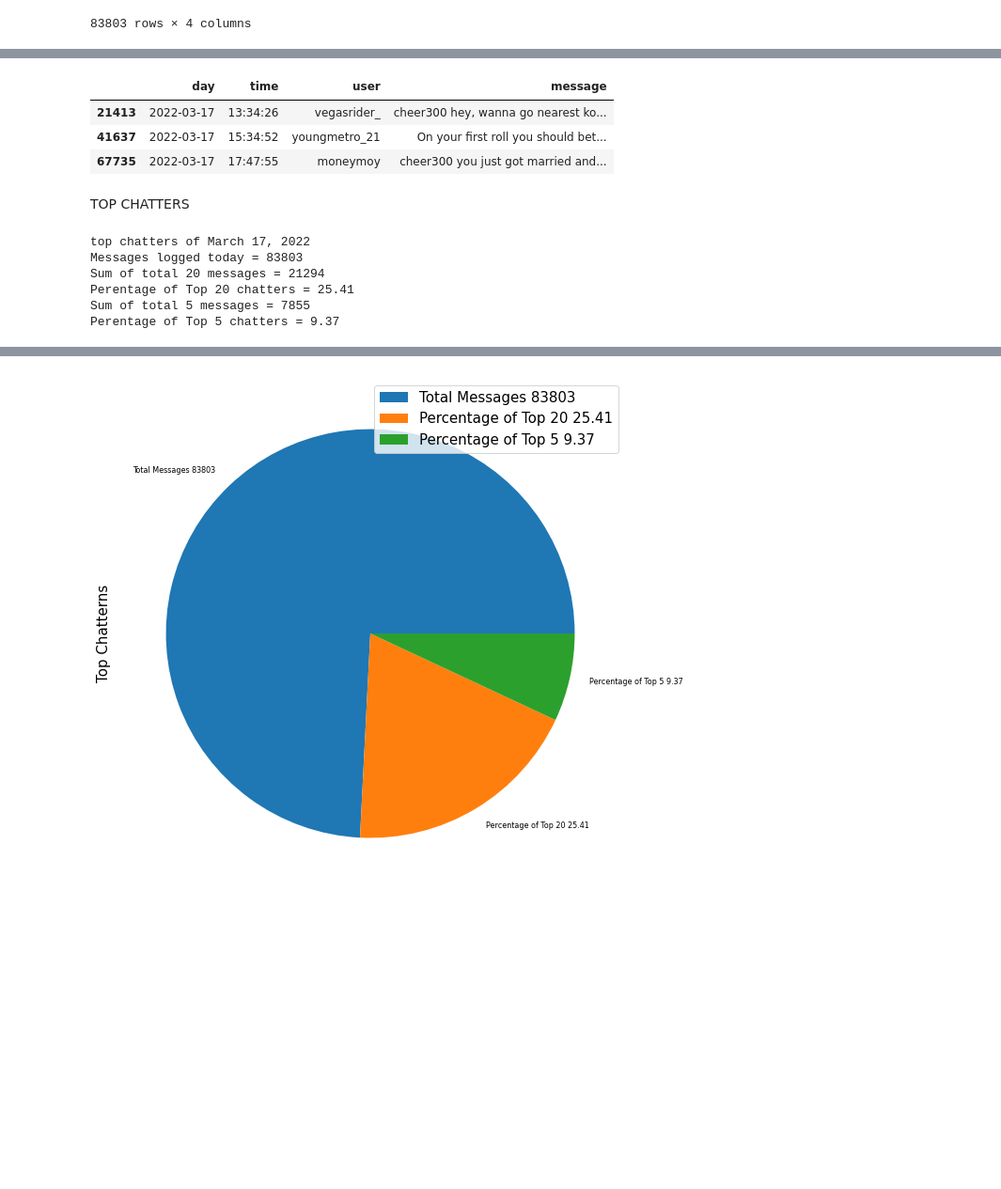
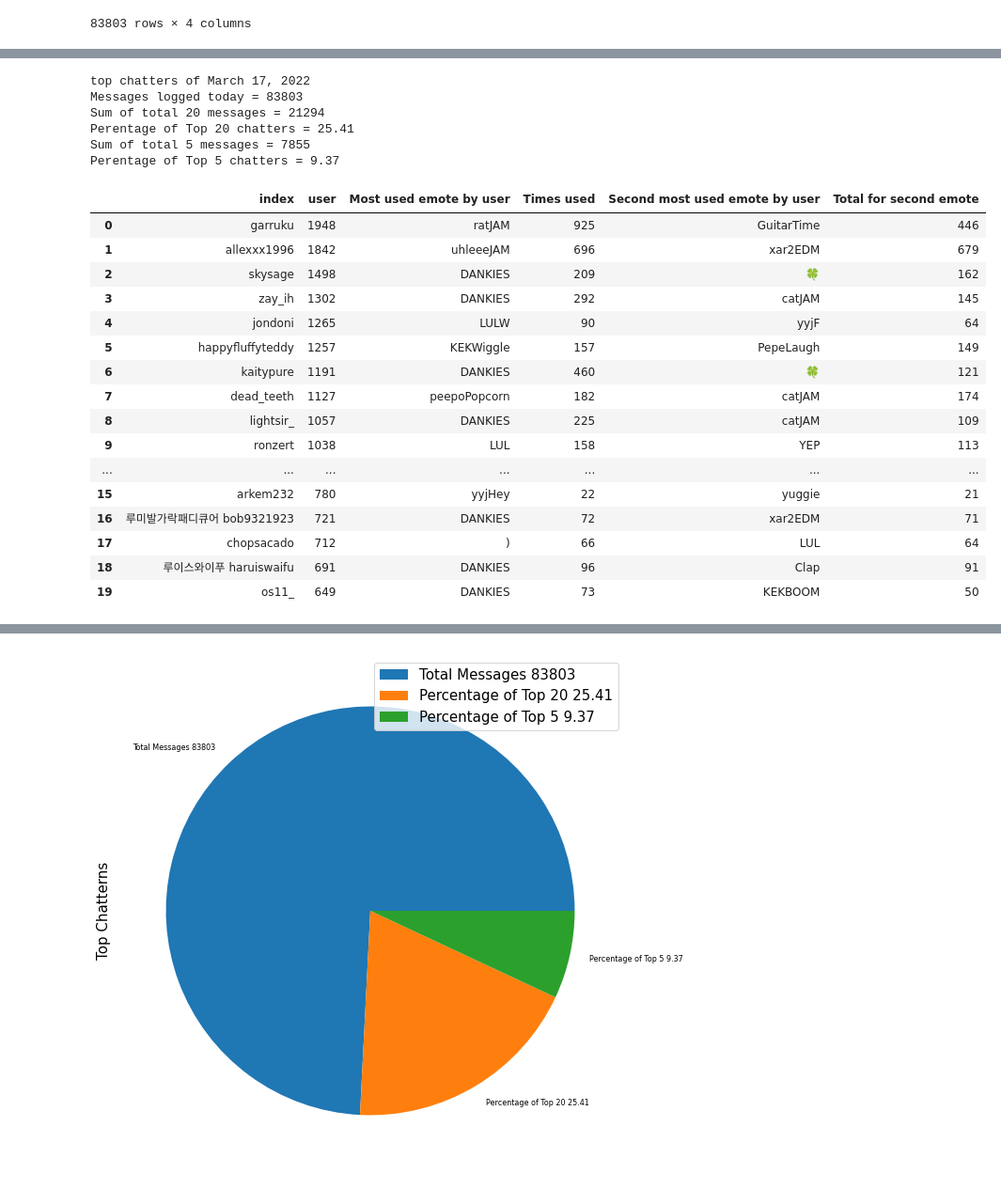
Before and after one commit to quassidi/yyj_project, a Jupyter notebook: with_python/jinnytty_analytics.ipynb, the cells around one changed output, grey strips where cells are left out. Shown at 94% size. Cells and saved outputs as stored; diff of their text form; code cells hidden in the pictures; blank space fills up the shorter version.

```diff
--- a/with_python/jinnytty_analytics.ipynb
+++ b/with_python/jinnytty_analytics.ipynb
@@ -238,9 +101,0 @@ Cleanreadytop20chatters
-# %%
-withOutNA[withOutNA.message.str.contains("cheer300")]
-# %% [output]
-|  | day | time | user | message |
-| 21413 | 2022-03-17 | 13:34:26 | vegasrider_ | cheer300 hey, wanna go nearest ko... |
-| 41637 | 2022-03-17 | 15:34:52 | youngmetro_21 | On your first roll you should bet... |
-| 67735 | 2022-03-17 | 17:47:55 | moneymoy | cheer300 you just got married and... |
-# %% [markdown]
-TOP CHATTERS
@@ -247,28 +123,54 @@ TOP CHATTERS
 # %%
 print("top chatters of", d2)
 #total messages
 topChatters = df.user.value_counts().reset_index()
 totalChatters = int(topChatters['user'].sum())
 print("Messages logged today =", totalChatters)
 plot_index_Totalmsg = str('Total Messages ') +  str(totalChatters)
 #total 20 chatters
 top20Chatters = df.user.value_counts()[:20].reset_index()
 totalTop20Chatters = int(top20Chatters['user'].sum())
 print("Sum of total 20 messages =",totalTop20Chatters)
 percentageTop20Chatter = round(((totalTop20Chatters / totalChatters) * 100) , 2)
 print("Perentage of Top 20 chatters =", percentageTop20Chatter)
-plot_index_top20 = str('Percentage of Top 20 ') +  str(percentageTop20Chatter) + str("%")
+plot_index_top20 = str('Percentage of Top 20 ') +  str(percentageTop20Chatter)
 #total 5 chatters
 top5Chatters = df.user.value_counts()[:5].reset_index()
 totalTop5Chatters = int(top5Chatters['user'].sum())
 print("Sum of total 5 messages =",totalTop5Chatters)
 percentageTop5Chatter = round(((totalTop5Chatters / totalChatters) * 100) , 2)
 print("Perentage of Top 5 chatters =", percentageTop5Chatter)
-plot_index_top5 = str('Percentage of Top 5 ') +  str(percentageTop5Chatter) + str("%")
+plot_index_top5 = str('Percentage of Top 5 ') +  str(percentageTop5Chatter)
+
+top20Chatters['Most used emote by user'] = pd.Series(topemotefromtop1chatter)
+
+top20Chatters['Times used'] = pd.Series(howManyTimesWasUsedThe_topemotefrom_top1chatter)
+
+top20Chatters['Second most used emote by user'] = pd.Series(topemotefromtop_1chatter_second_emote)
+
+top20Chatters['Total for second emote'] = pd.Series(howManyTimesWasUsedThe_topemotefrom_top_1chatter_second_emote)
+top20Chatters
 # %% [output]
 top chatters of March 17, 2022
 Messages logged today = 83803
 Sum of total 20 messages = 21294
 Perentage of Top 20 chatters = 25.41
 Sum of total 5 messages = 7855
 Perentage of Top 5 chatters = 9.37
+|  | index | user | Most used emote by user | Times used | Second most used emote by user | Total for second emote |
+| 0 | garruku | 1948 | ratJAM | 925 | GuitarTime | 446 |
+| 1 | allexxx1996 | 1842 | uhleeeJAM | 696 | xar2EDM | 679 |
+| 2 | skysage | 1498 | DANKIES | 209 | 🍀 | 162 |
+| 3 | zay_ih | 1302 | DANKIES | 292 | catJAM | 145 |
+| 4 | jondoni | 1265 | LULW | 90 | yyjF | 64 |
+| 5 | happyfluffyteddy | 1257 | KEKWiggle | 157 | PepeLaugh | 149 |
+| 6 | kaitypure | 1191 | DANKIES | 460 | 🍀 | 121 |
+| 7 | dead_teeth | 1127 | peepoPopcorn | 182 | catJAM | 174 |
+| 8 | lightsir_ | 1057 | DANKIES | 225 | catJAM | 109 |
+| 9 | ronzert | 1038 | LUL | 158 | YEP | 113 |
+| ... | ... | ... | ... | ... | ... | ... |
+| 15 | arkem232 | 780 | yyjHey | 22 | yuggie | 21 |
+| 16 | 루미발가락패디큐어 bob9321923 | 721 | DANKIES | 72 | xar2EDM | 71 |
+| 17 | chopsacado | 712 | ) | 66 | LUL | 64 |
+| 18 | 루이스와이푸 haruiswaifu | 691 | DANKIES | 96 | Clap | 91 |
+| 19 | os11_ | 649 | DANKIES | 73 | KEKBOOM | 50 |
```
Also changed, not shown: parts of 28 cells of this notebook, 3 other files.
